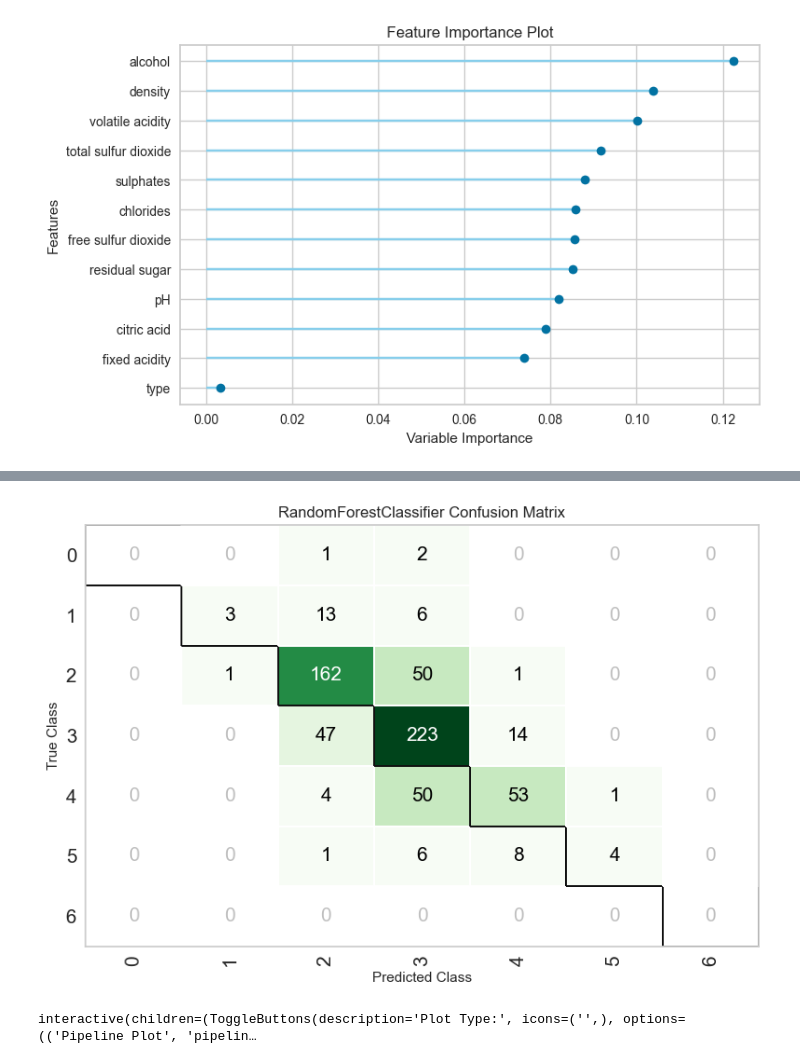
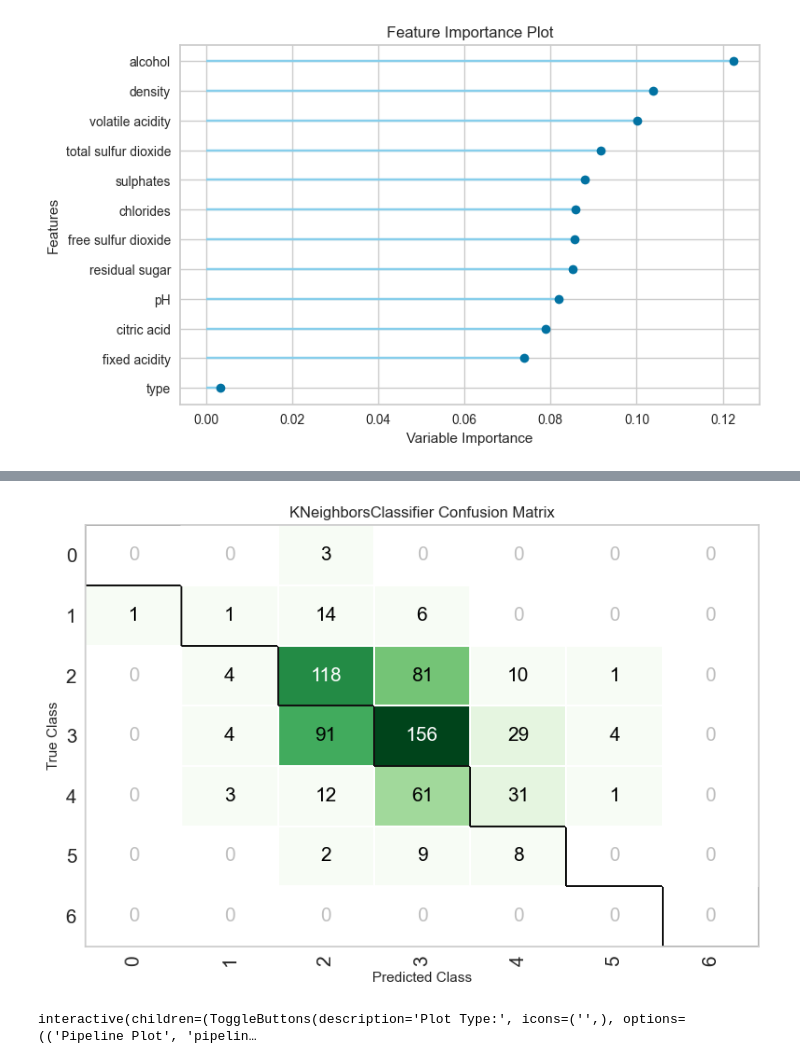
Before and after one commit to irynaper/ml_ds, a Jupyter notebook: PZ1_Yaroshenko_Yaroslav_KNU221.ipynb, the cells around one changed output, grey strips where cells are left out. Drawn from its saved outputs; the diff is of its cells as text; code cells hidden in the pictures.

```diff
--- a/PZ1_Yaroshenko_Yaroslav_KNU221.ipynb
+++ b/PZ1_Yaroshenko_Yaroslav_KNU221.ipynb
@@ -371,7 +371,7 @@ ExtraTreesClassifier(bootstrap=False, ccp_alpha=0.0, class_weight=None,
                      warm_start=False)
 # %%
 import numpy as np
-tuned_knn = classification.tune_model(knn, custom_grid = {'n_neighbors' : np.arange(0,50,1)})
+tuned_knn = classification.tune_model(knn, custom_grid = {'n_neighbors' : np.arange(1,50,1)})
 # %% [output]
 [interactive output not drawn]
 |  | Accuracy | AUC | Recall | Prec. | F1 | Kappa | MCC |
@@ -430,8 +427,8 @@ classification.plot_model(tuned_rf, plot='feature_all')
 [interactive output not drawn]
 [figure]
 # %%
-classification.plot_model(tuned_rf, plot = 'confusion_matrix')
+classification.plot_model(tuned_knn, plot = 'confusion_matrix')
 # %% [output]
 [interactive output not drawn]
-[figure, old version]
+[figure, new version]
 # %%
```
Also changed, not shown: parts of 16 cells of this notebook, 2 other files.
